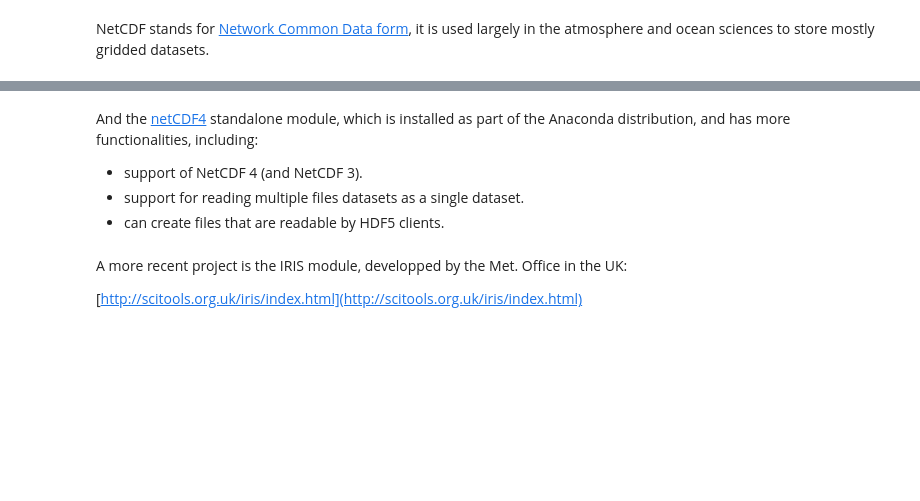
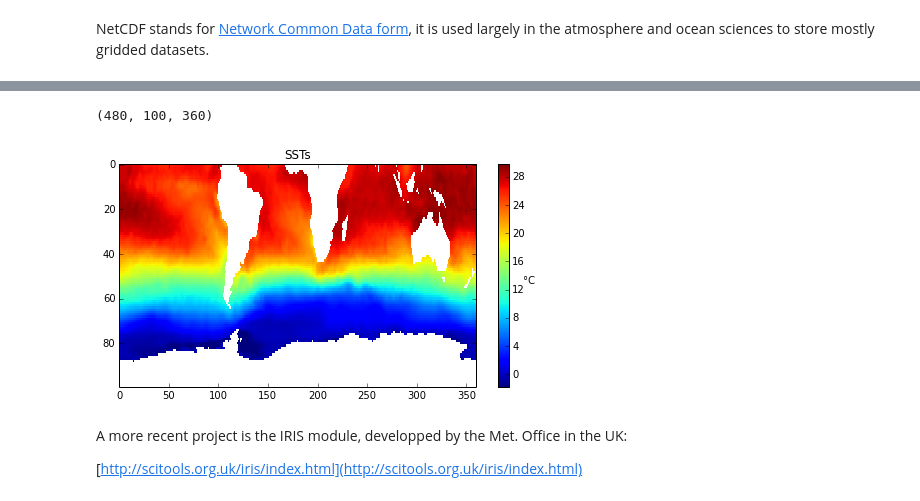
Before and after one commit to nicolasfauchereau/UoA_Workshop_14082014, a Jupyter notebook: Scipy.ipynb, the cells around one changed output, grey strips where cells are left out. Cells and saved outputs as stored; diff of their text form; code cells hidden in the pictures; blank space fills up the shorter version.

```diff
--- a/Scipy.ipynb
+++ b/Scipy.ipynb
@@ -311,2 +408,0 @@ Here we are reading SSTs (for the Southern Hemisphere) from the Hadley SST (avai
-# %%
-nc = NetCDFFile('data/Hadley_SST.nc', 'r')
@@ -315,3 +417,5 @@ nc.variables.keys()
 # %%
-lat = nc.variables['lat'][:]
-lon = nc.variables['lon'][:]
+with Dataset('data/Hadley_SST.nc', 'r') as nc:
+    sst = nc.variables['sst'][:]
+    lat = nc.variables['lat'][:]
+    lon = nc.variables['lon'][:]
@@ -330,16 +422,12 @@ mval
 # %%
 sst.shape
+# %% [output]
+(480, 100, 360)
-# %%
-sst = ma.masked_values(sst, mval)
 # %%
-f, ax = plt.subplots(figsize=(12,6))
+f, ax = plt.subplots(figsize=(8,4))
 im = ax.imshow(sst[0,:,:], interpolation='nearest', aspect='auto')
 ax.set_title('SSTs')
 cb = plt.colorbar(im);
 cb.set_label(u'\xb0C', rotation=0)
+# %% [output]
+[figure, added]
-# %% [markdown]
-And the [netCDF4](http://netcdf4-python.googlecode.com/svn/trunk/docs/netCDF4-module.html) standalone module, which is installed as part of the Anaconda distribution, and has more functionalities, including:
-
-+ support of NetCDF 4 (and NetCDF 3).
-+ support for reading multiple files datasets as a single dataset.
-+ can create files that are readable by HDF5 clients.
```
Also changed, not shown: parts of 52 cells of this notebook, 8 other files.
